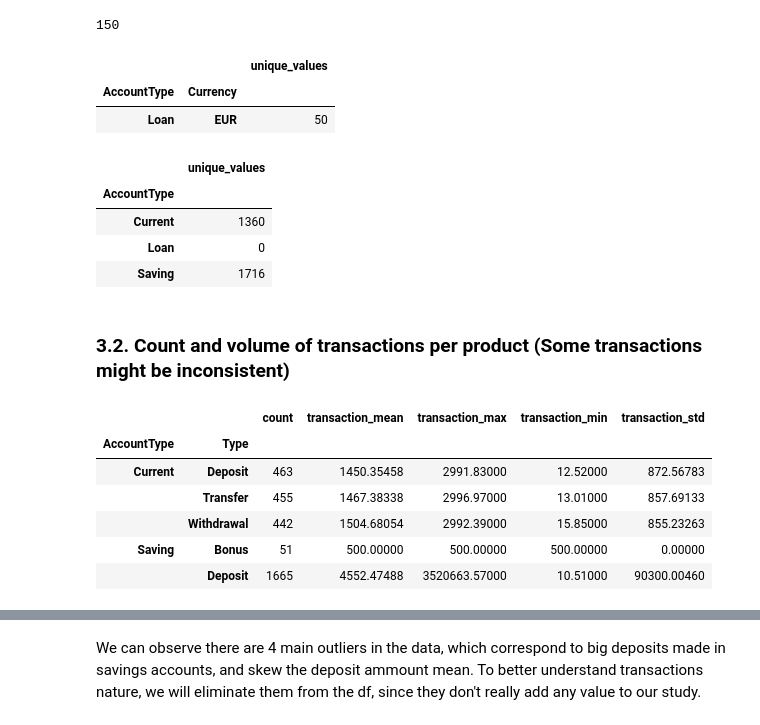
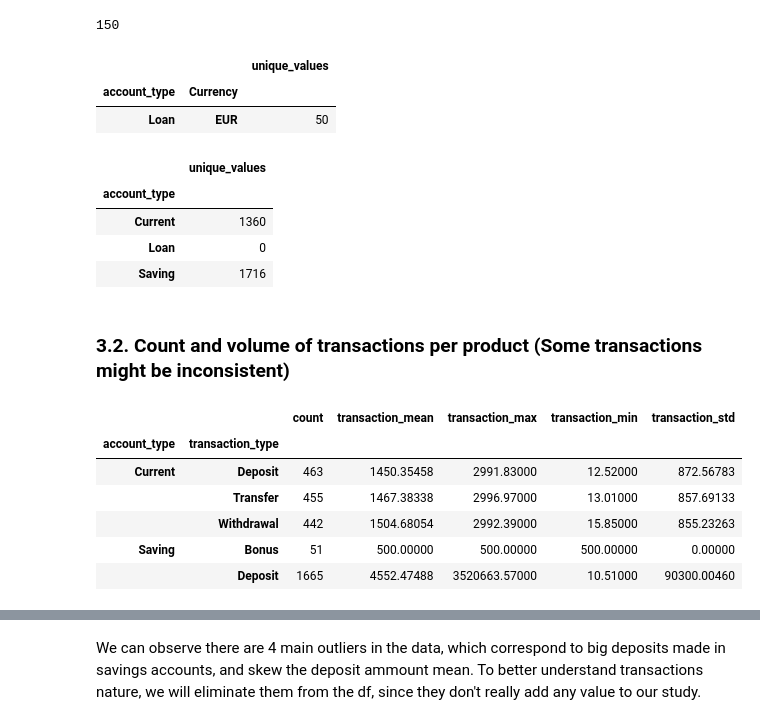
Before and after one commit to arortega-git/world_bank_ETL, a Jupyter notebook: test_pwc/notebook/notebook.ipynb, the cells around one changed output, grey strips where cells are left out. Drawn from its saved outputs; the diff is of its cells as text; code cells hidden in the pictures.

```diff
--- a/test_pwc/notebook/notebook.ipynb
+++ b/test_pwc/notebook/notebook.ipynb
@@ -225 +227,4 @@ transactions['Amount'] = transactions['Amount'].astype(float)
+# %%
+transactions.rename(columns={'Type': 'transaction_type'}, inplace=True)
+accounts.rename(columns={'AccountType': 'account_type'}, inplace=True)
 # %% [markdown]
@@ -227,6 +236,11 @@ And finally, 'APR' from accounts comes as strings, with decimal commas instead o
 # %%
-accounts['APR'] = accounts['APR'].str.replace(',', '.', regex=False)
-accounts['APR'] = accounts['APR'].apply(Decimal)
+accounts['APR'] = (
+    accounts['APR']
+    .astype(str)
+    .str.replace(',', '.', regex=False)
+    .astype(float)
+    .round(3)
+)
 # %% [markdown]
 ___
 # %% [markdown]
@@ -333,21 +347,21 @@ accounts['AccountID'].nunique()
 # %%
 # Furthermore, the only accounts in EUR are the savings accounts, for some reason. Rest of account types are in CZK.
 
 accounts_test = accounts.copy()
-accounts_test = accounts_test[accounts_test['AccountType'] == 'Loan']
+accounts_test = accounts_test[accounts_test['account_type'] == 'Loan']
 
 display(
     accounts_test
     .groupby(
-        ['AccountType', 'Currency']
+        ['account_type', 'Currency']
     )
     .agg(
         unique_values = ('AccountID', 'nunique')
     )
 )
 # %% [output]
 |  |  | unique_values |
-| AccountType | Currency |  |
+| account_type | Currency |  |
 | Loan | EUR | 50 |
 # %%
 # There are no transactions for loan accounts, which means that we can study all transactions in CZK currency.
@@ -355,7 +369,7 @@ display(
 display(
     transactions_accounts
     .groupby(
-        'AccountType'
+        'account_type'
     )
     .agg(
         unique_values = ('TransactionID', 'nunique')
@@ -363,7 +377,7 @@ display(
 )
 # %% [output]
 |  | unique_values |
-| AccountType |  |
+| account_type |  |
 | Current | 1360 |
 | Loan | 0 |
 | Saving | 1716 |
@@ -373,7 +387,7 @@ display(
 count_vol_transactions = (
     transactions_accounts
     .groupby(
-        ['AccountType', 'Type']
+        ['account_type', 'transaction_type']
     )
     .agg(
         count = ('TransactionID', 'count'),
@@ -392,7 +406,7 @@ display(
 # There are no withdrawals nor transfers from the savings accounts
 # %% [output]
 |  |  | count | transaction_mean | transaction_max | transaction_min | transaction_std |
-| AccountType | Type |  |  |  |  |  |
+| account_type | transaction_type |  |  |  |  |  |
 | Current | Deposit | 463 | 1450.35458 | 2991.83000 | 12.52000 | 872.56783 |
 |  | Transfer | 455 | 1467.38338 | 2996.97000 | 13.01000 | 857.69133 |
 |  | Withdrawal | 442 | 1504.68054 | 2992.39000 | 15.85000 | 855.23263 |
```
Also changed, not shown: parts of 28 cells of this notebook.
